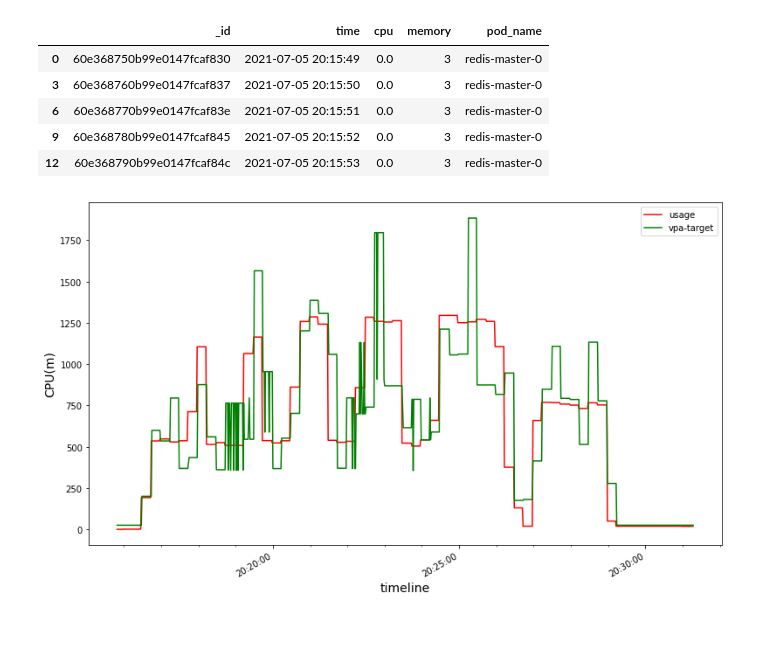
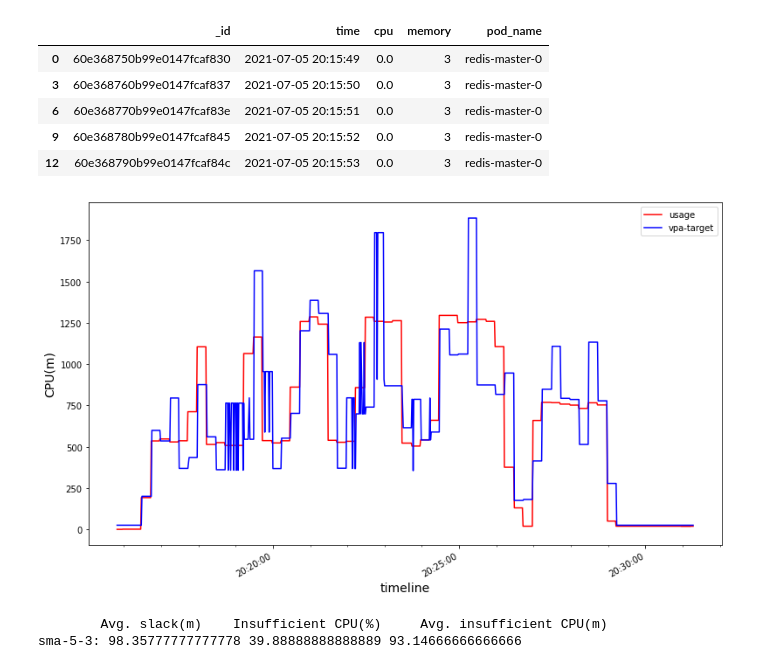
Before and after one commit to ZhaoNeil/On-Demand-Resizing, a Jupyter notebook: data/recommend-cpu.ipynb, the cells around one changed output. Drawn from its saved outputs; the diff is of its cells as text; code cells hidden in the pictures; blank space fills up the shorter version.

```diff
--- a/data/recommend-cpu.ipynb
+++ b/data/recommend-cpu.ipynb
@@ -81,14 +82,14 @@ usage.head()
 # %%
 fig, ax = plt.subplots(1,1,figsize=(13,8),sharex=True,sharey=True)
 # ax.scatter(request.time, request.cpu,marker='.',label='request')
 ax.plot(usage.time, usage.cpu,label='usage',color='r')
-ax.plot(vpa.time, vpa.target_cpu,label='vpa-target',color='g')
+ax.plot(vpa.time, vpa.target_cpu,label='vpa-target',color='b')
 ax.legend()
 ax.set_ylabel('CPU(m)', fontsize=14)
 ax.set_xlabel('timeline', fontsize=14)
 ax.xaxis.set_major_formatter(mdates.DateFormatter('%H:%M:%S'))
 ax.xaxis.set_minor_locator(mdates.MinuteLocator())
 fig.autofmt_xdate() #rotate labels
 plt.show()
 # %% [output]
-[figure, old version]
+[figure, new version]
@@ -94,0 +109,8 @@ plt.show()
+# %%
+sma = []
+sma = evaluate(usage.cpu, vpa.target_cpu)
+print("\tAvg. slack(m)\t Insufficient CPU(%)\t Avg. insufficient CPU(m)")
+print("sma-5-3:", sma[0], sma[1], sma[2])
+# %% [output]
+        Avg. slack(m)    Insufficient CPU(%)     Avg. insufficient CPU(m)
+sma-5-3: 98.35777777777778 39.88888888888889 93.14666666666666
```
Also changed, not shown: parts of 2 cells of this notebook, 1 other file.
